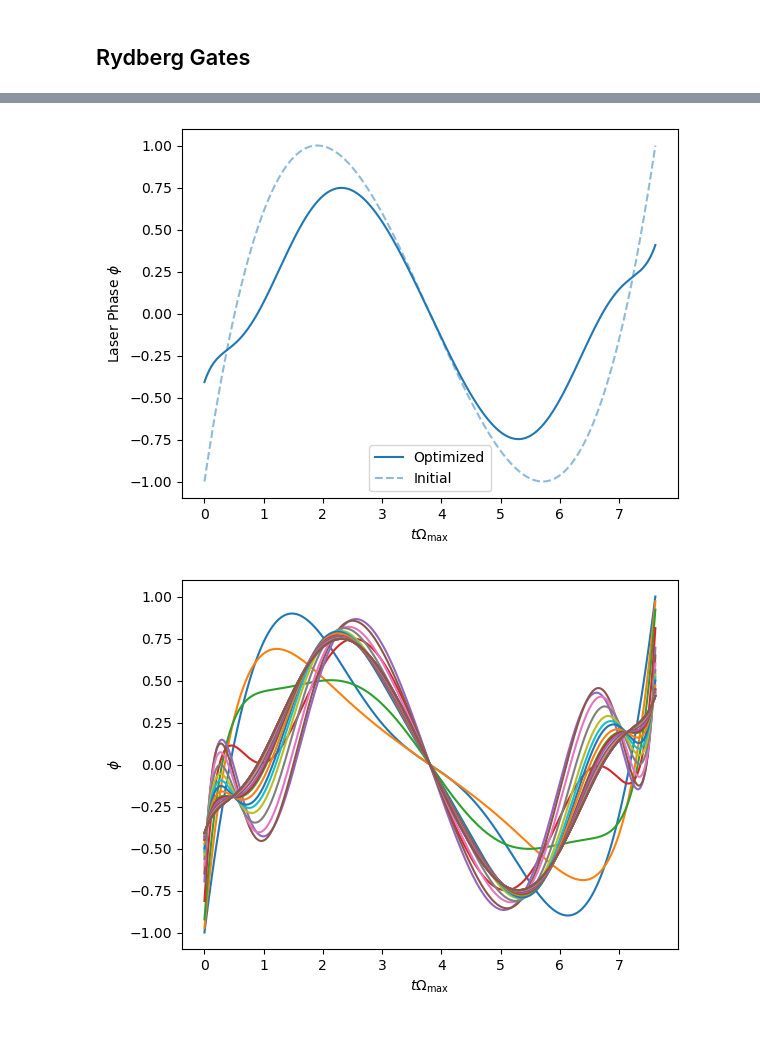
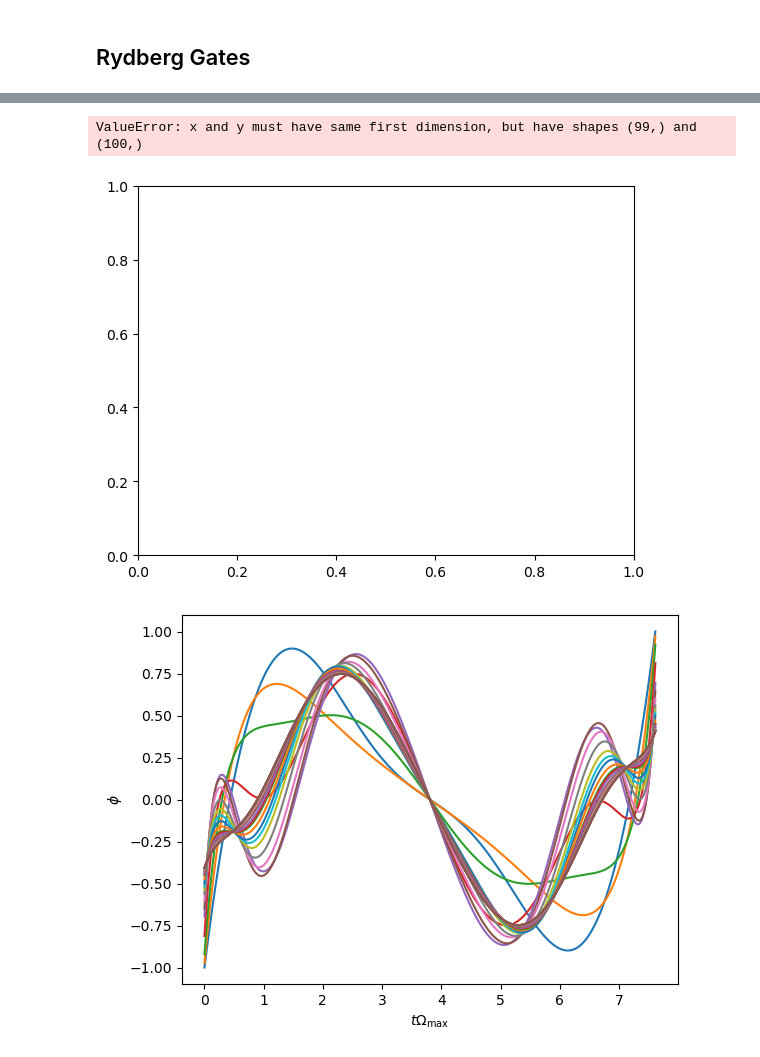
Before and after one commit to pmathur007/robust-rydberg-gates, a Jupyter notebook: goat_testing.ipynb, the cells around one changed output, grey strips where cells are left out. Saved outputs shown, nothing was run; the diff lists cells and outputs as text; code cells hidden in the pictures.

```diff
--- a/goat_testing.ipynb
+++ b/goat_testing.ipynb
@@ -115,7 +115,7 @@ t_span = [t_min, t_max]
 
 n_cheb_polys = 10
 alpha0 = np.zeros(n_cheb_polys + 1)
-alpha0[3] = 1
+alpha0[2] = 1
 # %%
 # control extra parameters and callback functions
 control_extra_params = {
@@ -198,27 +222,28 @@ ABNORMAL_TERMINATION_IN_LNSRCH
 # load previous run data
 import pickle
 
-with open("results/goat_run_13.pkl", "rb") as file:
-    (loaded_res, loaded_prev_params) = pickle.load(file)
+with open("results/goat_run_12.pkl", "rb") as file:
+    (res, prev_params) = pickle.load(file)
 # %%
 # plot piecewise-continouous gate
-# plt.step(np.linspace(0, t_max, n_pieces), res.x[:-1], color="tab:blue", label="Optimized")
-# plt.step(np.linspace(0, t_max, n_pieces), alpha0[:-1], alpha=0.35, label="Initial")
+plt.step(np.linspace(0, t_max, n_pieces), res.x[:-1], color="tab:blue", label="Optimized")
+plt.step(np.linspace(0, t_max, n_pieces), alpha0[:-1], alpha=0.35, label="Initial")
+plt.xlabel("$t\\Omega_{\\text{max}}$")
+plt.ylabel("Laser Phase $\\phi$")
+plt.legend()
+
+# plot chebyshev gate
+# ts = np.linspace(0, t_max, 10001)
 # plt.xlabel("$t\\Omega_{\\text{max}}$")
 # plt.ylabel("Laser Phase $\\phi$")
+# plt.plot(ts, chebyshev.chebval((2/control_extra_params["t_max"])*ts-1, res.x[:-1]), color="tab:blue", label="Optimized")
+# plt.plot(ts, chebyshev.chebval((2/control_extra_params["t_max"])*ts-1, alpha0), linestyle="--", alpha=0.5, label="Initial")
 # plt.legend()
 
-# plot chebyshev gate
-ts = np.linspace(0, t_max, 10001)
-plt.xlabel("$t\\Omega_{\\text{max}}$")
-plt.ylabel("Laser Phase $\\phi$")
-plt.plot(ts, chebyshev.chebval((2/control_extra_params["t_max"])*ts-1, res.x[:-1]), color="tab:blue", label="Optimized")
-plt.plot(ts, chebyshev.chebval((2/control_extra_params["t_max"])*ts-1, alpha0), linestyle="--", alpha=0.5, label="Initial")
-plt.legend()
-
 plt.show()
 # %% [output]
+ValueError: x and y must have same first dimension, but have shapes (99,) and (100,)
-[figure, old version]
+[figure, new version]
 # %%
 # plot how gate changed during optimization
 for i in range(len(prev_params)):
```
Also changed, not shown: parts of 4 cells of this notebook, 2 other files.
